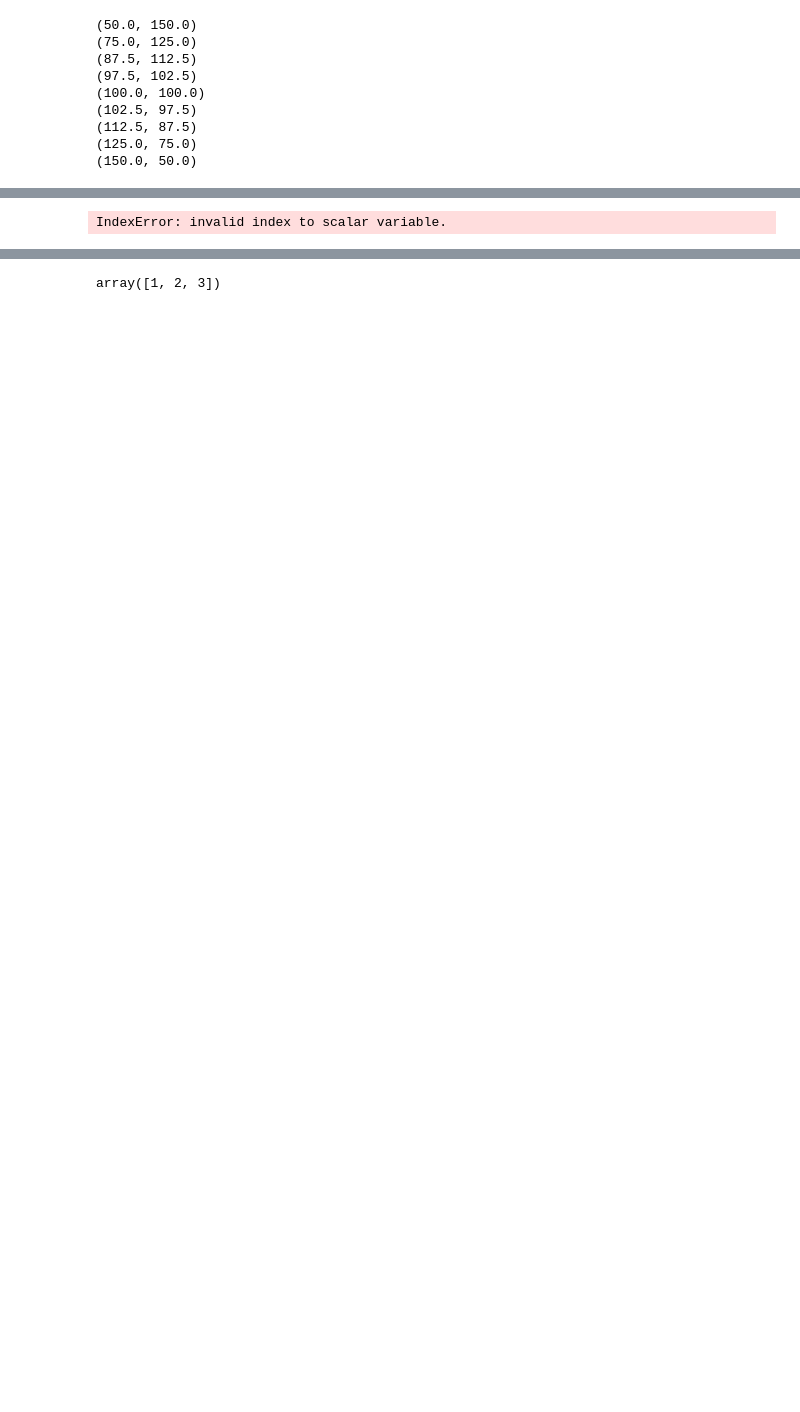
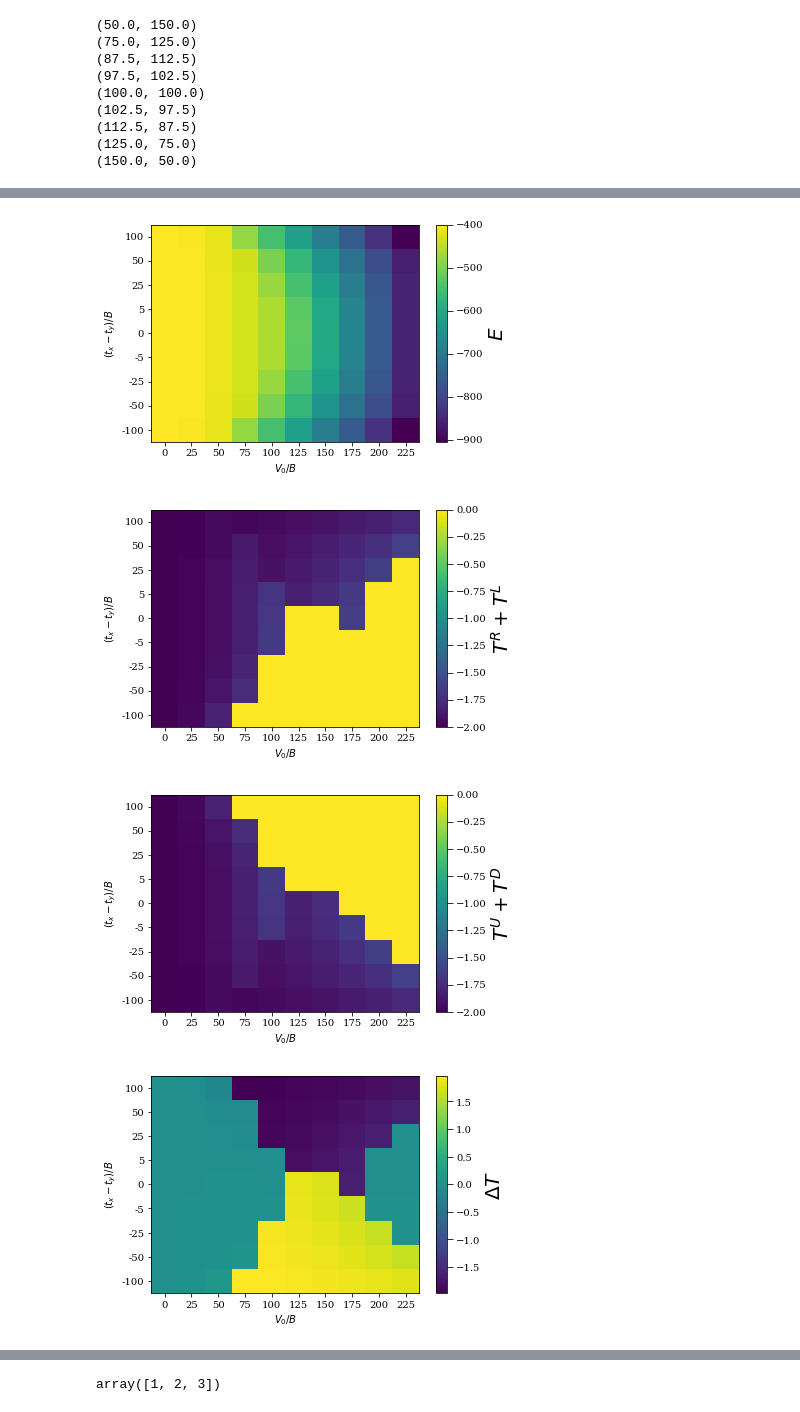
Before and after one commit to Progklui/rotor_lattice_models, a Jupyter notebook: phase_diag.ipynb, the cells around one changed output, grey strips where cells are left out. Drawn from its saved outputs; the diff is of its cells as text; code cells hidden in the pictures; blank space fills up the shorter version.

```diff
--- a/phase_diag.ipynb
+++ b/phase_diag.ipynb
@@ -363,43 +363,99 @@ state_no = 0
 E_gs = np.zeros(E_fo_arr.shape, dtype=complex)
 Tx_order = np.zeros(E_fo_arr.shape, dtype=complex)
 Ty_order = np.zeros(E_fo_arr.shape, dtype=complex)
+
+order_p = np.zeros(E_fo_arr.shape, dtype=complex)
 
 for i in range(len(V_0_arr)):
     for j in range(len(diff_tx_ty)):
         E_fo  = E_fo_arr[i,j]
         E_fdv = E_fdv_arr[i,j]
         E_fdh = E_fdh_arr[i,j]
         E_sp  = E_sp_arr[i,j]
 
         Tx_fo_s  = Tx_fo[i,j]
         Tx_fdv_s = Tx_fdv[i,j]
         Tx_fdh_s = Tx_fdh[i,j]
         Tx_sp_s  = Tx_sp[i,j]
 
         Ty_fo_s  = Ty_fo[i,j]
         Ty_fdv_s = Ty_fdv[i,j]
         Ty_fdh_s = Ty_fdh[i,j]
         Ty_sp_s  = Ty_sp[i,j]
 
         E_arr  = np.array([E_fo,E_fdv,E_fdh,E_sp])
         Tx_arr = np.array([Tx_fo_s,Tx_fdv_s,Tx_fdh_s,Tx_sp_s])
         Ty_arr = np.array([Ty_fo_s,Ty_fdv_s,Ty_fdh_s,Ty_sp_s])
 
         E_index = np.argsort(E_arr)
 
         E_arr  = E_arr[E_index]
         Tx_arr = Tx_arr[E_index]
         Ty_arr = Ty_arr[E_index]
 
         E_gs[i,j] = E_arr[state_no]
         Tx_order[i,j] = Tx_arr[state_no]
         Ty_order[i,j] = Ty_arr[state_no]
 
-plt.pcolormesh(E_gs.T.real); plt.show()
-plt.pcolormesh(Tx_order.T.real); plt.show()
-plt.pcolormesh(Ty_order.T.real); plt.show()
+        order_p[i,j] = Tx_arr[state_no] - Ty_arr[state_no]
+
+fig = plt.figure()
+pc = plt.pcolormesh(E_gs.T.real)
+cbar = fig.colorbar(pc)
+cbar.ax.tick_params(length=6)
+cbar.set_label(label=r'$E$', size=20)
+
+plt.xticks(np.arange(len(V_0_arr))+0.5, V_0_arr)
+plt.yticks(np.arange(len(diff_tx_ty))+0.5, diff_tx_ty)
+plt.xlabel(r'$V_0/B$')
+plt.ylabel(r'$(t_x-t_y)/B$')
+
+plt.show()
+
+fig = plt.figure()
+pc = plt.pcolormesh(Tx_order.T.real)
+cbar = fig.colorbar(pc)
+cbar.ax.tick_params(length=6)
+cbar.set_label(label=r'$T^R+T^L$', size=20)
+
+plt.xticks(np.arange(len(V_0_arr))+0.5, V_0_arr)
+plt.yticks(np.arange(len(diff_tx_ty))+0.5, diff_tx_ty)
+plt.xlabel(r'$V_0/B$')
+plt.ylabel(r'$(t_x-t_y)/B$')
+
+plt.show()
+
+fig = plt.figure()
+pc = plt.pcolormesh(Ty_order.T.real)
+cbar = fig.colorbar(pc)
+cbar.ax.tick_params(length=6)
+cbar.set_label(label=r'$T^U+T^D$', size=20)
+
+plt.xticks(np.arange(len(V_0_arr))+0.5, V_0_arr)
+plt.yticks(np.arange(len(diff_tx_ty))+0.5, diff_tx_ty)
+plt.xlabel(r'$V_0/B$')
+plt.ylabel(r'$(t_x-t_y)/B$')
+
+plt.show()
+
+fig = plt.figure()
+pc = plt.pcolormesh(order_p.T.real)
+cbar = fig.colorbar(pc)
+cbar.ax.tick_params(length=6)
+cbar.set_label(label=r'$\Delta T$', size=20)
+
+plt.xticks(np.arange(len(V_0_arr))+0.5, V_0_arr)
+plt.yticks(np.arange(len(diff_tx_ty))+0.5, diff_tx_ty)
+plt.xlabel(r'$V_0/B$')
+plt.ylabel(r'$(t_x-t_y)/B$')
+
+plt.savefig('phase_diagram.svg')
+plt.show()
 # %% [output]
-IndexError: invalid index to scalar variable.
+[figure, added]
+[figure, added]
+[figure, added]
+[figure, added]
 # %%
 plt.pcolormesh(E_gs.T.real); plt.show()
 # %%
```
Also changed, not shown: parts of 10 cells of this notebook, 2 other files.
